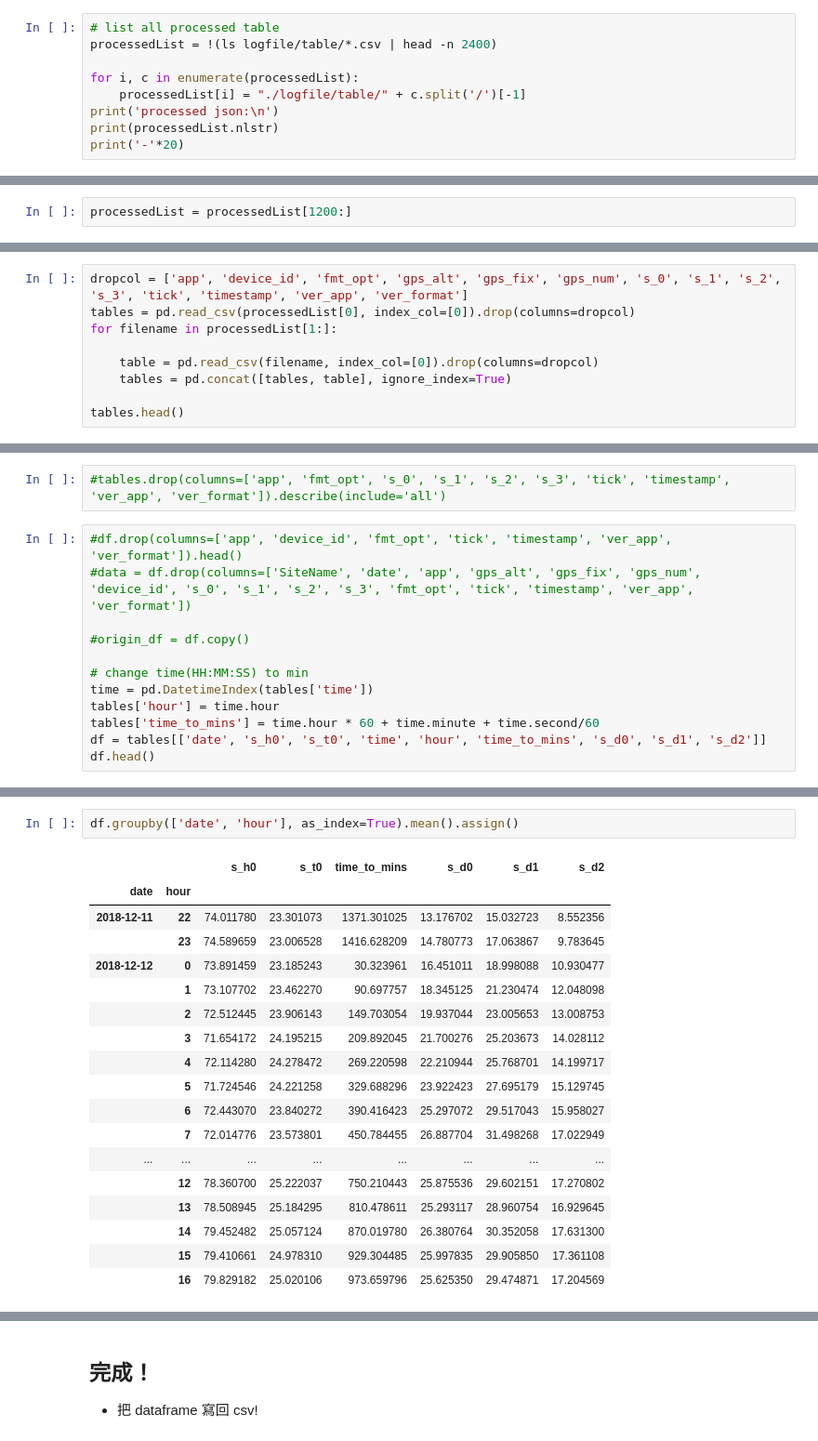
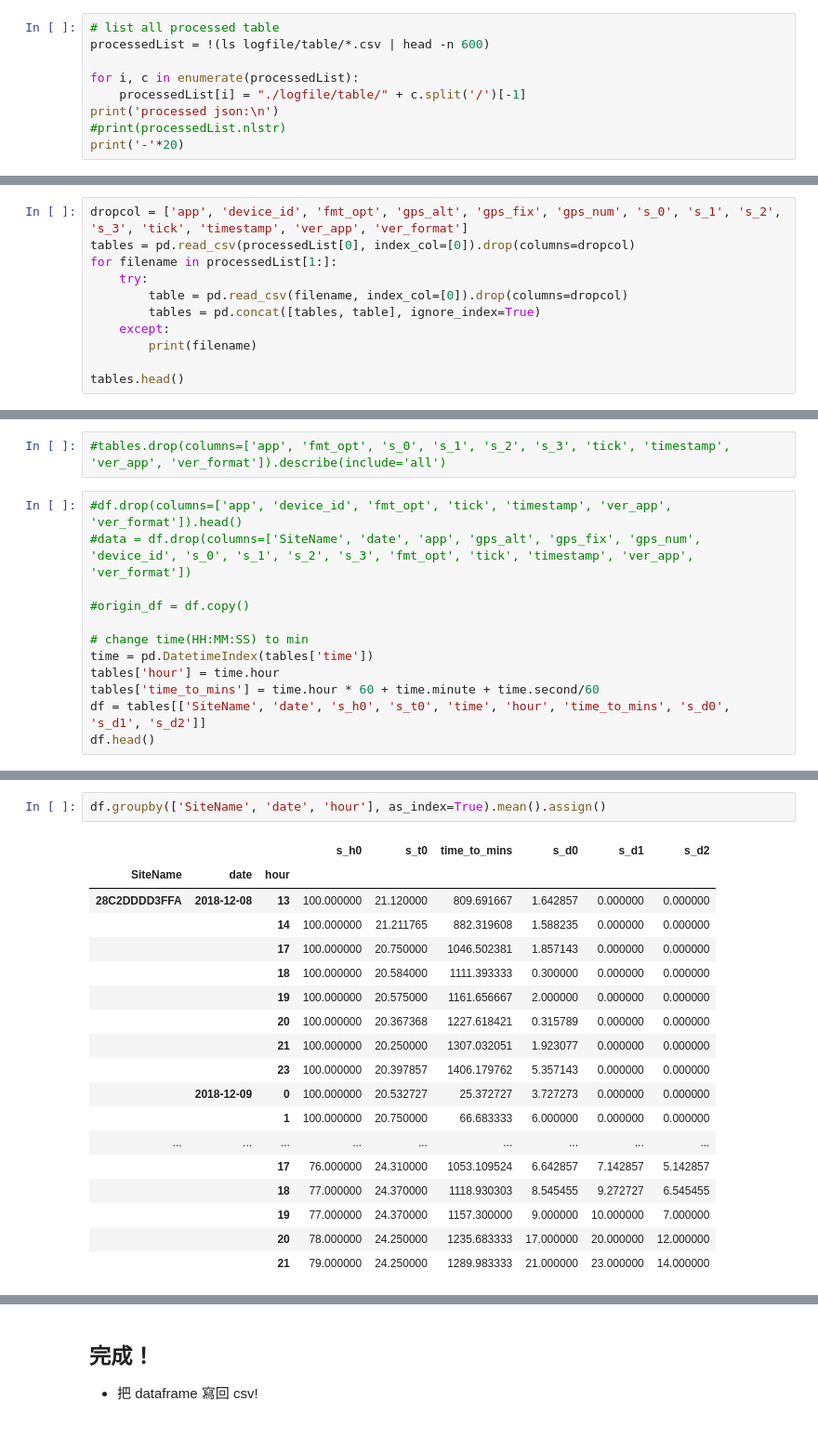
Before and after one commit to hcchang0701/machine_learning, a Jupyter notebook: final/Test.ipynb, the cells around one changed output, grey strips where cells are left out. Shown at 93% size. Drawn from its saved outputs; the diff is of its cells as text.

```diff
--- a/final/Test.ipynb
+++ b/final/Test.ipynb
@@ -12,12 +12,12 @@ import pandas as pd
 from pandas.io.json import json_normalize
 # %%
 # list all processed table
-processedList = !(ls logfile/table/*.csv | head -n 2400)
+processedList = !(ls logfile/table/*.csv | head -n 600)
 
 for i, c in enumerate(processedList):
     processedList[i] = "./logfile/table/" + c.split('/')[-1]
 print('processed json:\n')
-print(processedList.nlstr)
+#print(processedList.nlstr)
 print('-'*20)
 # %% [output]
 processed json:
@@ -39,3 +25 @@ processed json:
 --------------------
-# %%
-processedList = processedList[1200:]
@@ -47,9 +33,11 @@ processedList[0]
 dropcol = ['app', 'device_id', 'fmt_opt', 'gps_alt', 'gps_fix', 'gps_num', 's_0', 's_1', 's_2', 's_3', 'tick', 'timestamp', 'ver_app', 'ver_format']
 tables = pd.read_csv(processedList[0], index_col=[0]).drop(columns=dropcol)
 for filename in processedList[1:]:
-
-    table = pd.read_csv(filename, index_col=[0]).drop(columns=dropcol)
-    tables = pd.concat([tables, table], ignore_index=True)
+    try:
+        table = pd.read_csv(filename, index_col=[0]).drop(columns=dropcol)
+        tables = pd.concat([tables, table], ignore_index=True)
+    except:
+        print(filename)
 
 tables.head()
 # %% [output]
@@ -89,6 +77,6 @@ tables.describe(include='all', percentiles=[])
 time = pd.DatetimeIndex(tables['time'])
 tables['hour'] = time.hour
 tables['time_to_mins'] = time.hour * 60 + time.minute + time.second/60
-df = tables[['date', 's_h0', 's_t0', 'time', 'hour', 'time_to_mins', 's_d0', 's_d1', 's_d2']]
+df = tables[['SiteName', 'date', 's_h0', 's_t0', 'time', 'hour', 'time_to_mins', 's_d0', 's_d1', 's_d2']]
 df.head()
 # %% [output]
@@ -114,21 +104,21 @@ Index(['date', 'hour', 's_h0', 's_t0', 'time_to_mins', 's_d0', 's_d1', 's_d2'],
 # %%
-df.groupby(['date', 'hour'], as_index=True).mean().assign()
+df.groupby(['SiteName', 'date', 'hour'], as_index=True).mean().assign()
 # %% [output]
-|  |  | s_h0 | s_t0 | time_to_mins | s_d0 | s_d1 | s_d2 |
-| date | hour |  |  |  |  |  |  |
-| 2018-12-11 | 22 | 74.011780 | 23.301073 | 1371.301025 | 13.176702 | 15.032723 | 8.552356 |
-|  | 23 | 74.589659 | 23.006528 | 1416.628209 | 14.780773 | 17.063867 | 9.783645 |
-| 2018-12-12 | 0 | 73.891459 | 23.185243 | 30.323961 | 16.451011 | 18.998088 | 10.930477 |
-|  | 1 | 73.107702 | 23.462270 | 90.697757 | 18.345125 | 21.230474 | 12.048098 |
-|  | 2 | 72.512445 | 23.906143 | 149.703054 | 19.937044 | 23.005653 | 13.008753 |
-|  | 3 | 71.654172 | 24.195215 | 209.892045 | 21.700276 | 25.203673 | 14.028112 |
-|  | 4 | 72.114280 | 24.278472 | 269.220598 | 22.210944 | 25.768701 | 14.199717 |
-|  | 5 | 71.724546 | 24.221258 | 329.688296 | 23.922423 | 27.695179 | 15.129745 |
-|  | 6 | 72.443070 | 23.840272 | 390.416423 | 25.297072 | 29.517043 | 15.958027 |
-|  | 7 | 72.014776 | 23.573801 | 450.784455 | 26.887704 | 31.498268 | 17.022949 |
-| ... | ... | ... | ... | ... | ... | ... | ... |
-|  | 12 | 78.360700 | 25.222037 | 750.210443 | 25.875536 | 29.602151 | 17.270802 |
-|  | 13 | 78.508945 | 25.184295 | 810.478611 | 25.293117 | 28.960754 | 16.929645 |
-|  | 14 | 79.452482 | 25.057124 | 870.019780 | 26.380764 | 30.352058 | 17.631300 |
-|  | 15 | 79.410661 | 24.978310 | 929.304485 | 25.997835 | 29.905850 | 17.361108 |
-|  | 16 | 79.829182 | 25.020106 | 973.659796 | 25.625350 | 29.474871 | 17.204569 |
+|  |  |  | s_h0 | s_t0 | time_to_mins | s_d0 | s_d1 | s_d2 |
+| SiteName | date | hour |  |  |  |  |  |  |
+| 28C2DDDD3FFA | 2018-12-08 | 13 | 100.000000 | 21.120000 | 809.691667 | 1.642857 | 0.000000 | 0.000000 |
+|  |  | 14 | 100.000000 | 21.211765 | 882.319608 | 1.588235 | 0.000000 | 0.000000 |
+|  |  | 17 | 100.000000 | 20.750000 | 1046.502381 | 1.857143 | 0.000000 | 0.000000 |
+|  |  | 18 | 100.000000 | 20.584000 | 1111.393333 | 0.300000 | 0.000000 | 0.000000 |
+|  |  | 19 | 100.000000 | 20.575000 | 1161.656667 | 2.000000 | 0.000000 | 0.000000 |
+|  |  | 20 | 100.000000 | 20.367368 | 1227.618421 | 0.315789 | 0.000000 | 0.000000 |
+|  |  | 21 | 100.000000 | 20.250000 | 1307.032051 | 1.923077 | 0.000000 | 0.000000 |
+|  |  | 23 | 100.000000 | 20.397857 | 1406.179762 | 5.357143 | 0.000000 | 0.000000 |
+|  | 2018-12-09 | 0 | 100.000000 | 20.532727 | 25.372727 | 3.727273 | 0.000000 | 0.000000 |
+|  |  | 1 | 100.000000 | 20.750000 | 66.683333 | 6.000000 | 0.000000 | 0.000000 |
+| ... | ... | ... | ... | ... | ... | ... | ... | ... |
+|  |  | 17 | 76.000000 | 24.310000 | 1053.109524 | 6.642857 | 7.142857 | 5.142857 |
+|  |  | 18 | 77.000000 | 24.370000 | 1118.930303 | 8.545455 | 9.272727 | 6.545455 |
+|  |  | 19 | 77.000000 | 24.370000 | 1157.300000 | 9.000000 | 10.000000 | 7.000000 |
+|  |  | 20 | 78.000000 | 24.250000 | 1235.683333 | 17.000000 | 20.000000 | 12.000000 |
+|  |  | 21 | 79.000000 | 24.250000 | 1289.983333 | 21.000000 | 23.000000 | 14.000000 |
```
Also changed, not shown: parts of 12 cells of this notebook, 8 other files.
